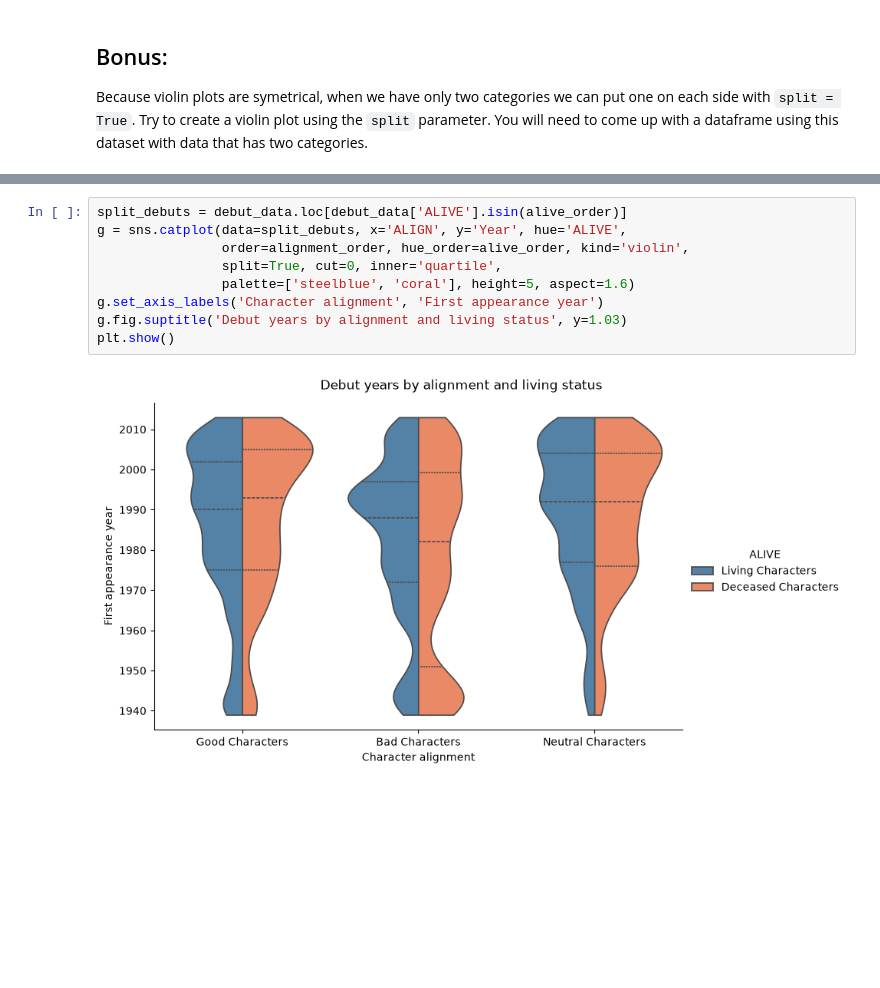
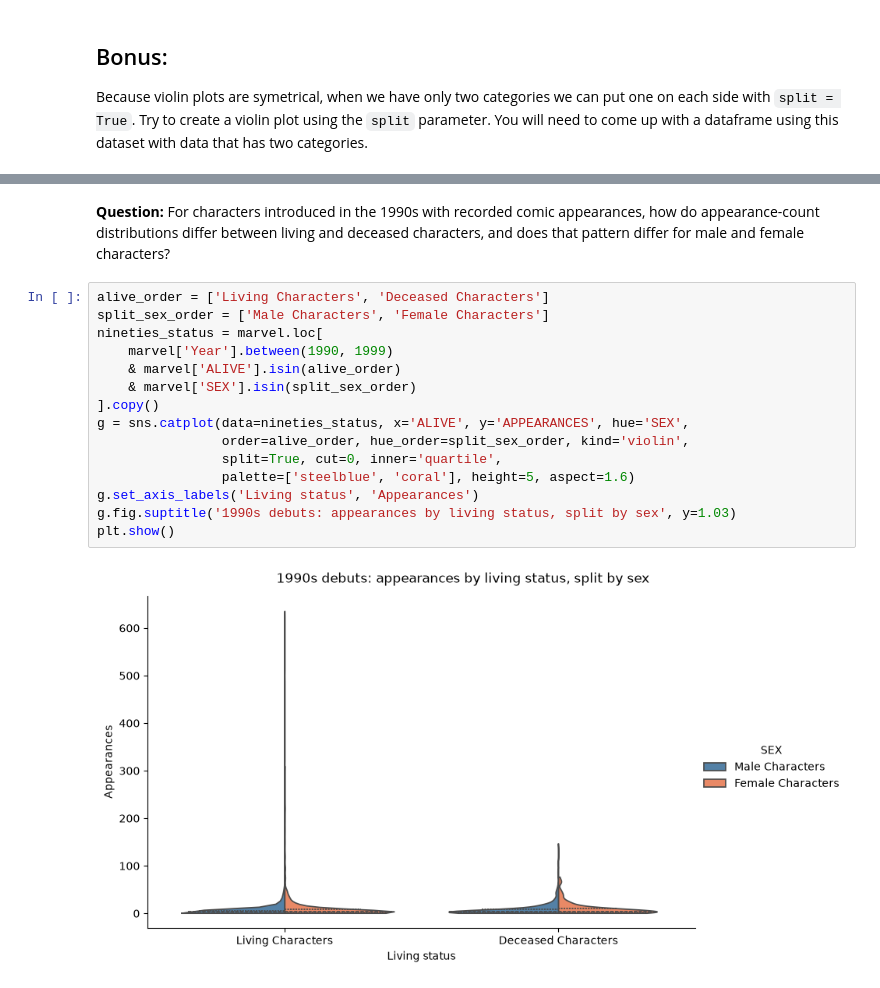
Before and after one commit to satam2/CS133-Data-Vis, a Jupyter notebook: Module03_seaborn/M03_Hands_on_09_categorical.ipynb, the cells around one changed output, grey strips where cells are left out. Drawn from its saved outputs; the diff is of its cells as text; blank space fills up the shorter version.

```diff
--- a/Module03_seaborn/M03_Hands_on_09_categorical.ipynb
+++ b/Module03_seaborn/M03_Hands_on_09_categorical.ipynb
@@ -133,11 +158,19 @@ Because violin plots are symetrical, when we have only two categories we can put
+# %% [markdown]
+**Question:** For characters introduced in the 1990s with recorded comic appearances, how do appearance-count distributions differ between living and deceased characters, and does that pattern differ for male and female characters?
 # %%
-split_debuts = debut_data.loc[debut_data['ALIVE'].isin(alive_order)]
-g = sns.catplot(data=split_debuts, x='ALIGN', y='Year', hue='ALIVE',
-                order=alignment_order, hue_order=alive_order, kind='violin',
+alive_order = ['Living Characters', 'Deceased Characters']
+split_sex_order = ['Male Characters', 'Female Characters']
+nineties_status = marvel.loc[
+    marvel['Year'].between(1990, 1999)
+    & marvel['ALIVE'].isin(alive_order)
+    & marvel['SEX'].isin(split_sex_order)
+].copy()
+g = sns.catplot(data=nineties_status, x='ALIVE', y='APPEARANCES', hue='SEX',
+                order=alive_order, hue_order=split_sex_order, kind='violin',
                 split=True, cut=0, inner='quartile',
                 palette=['steelblue', 'coral'], height=5, aspect=1.6)
-g.set_axis_labels('Character alignment', 'First appearance year')
-g.fig.suptitle('Debut years by alignment and living status', y=1.03)
+g.set_axis_labels('Living status', 'Appearances')
+g.fig.suptitle('1990s debuts: appearances by living status, split by sex', y=1.03)
 plt.show()
 # %% [output]
-[figure, old version]
+[figure, new version]
```
Also changed, not shown: parts of 14 cells of this notebook.
